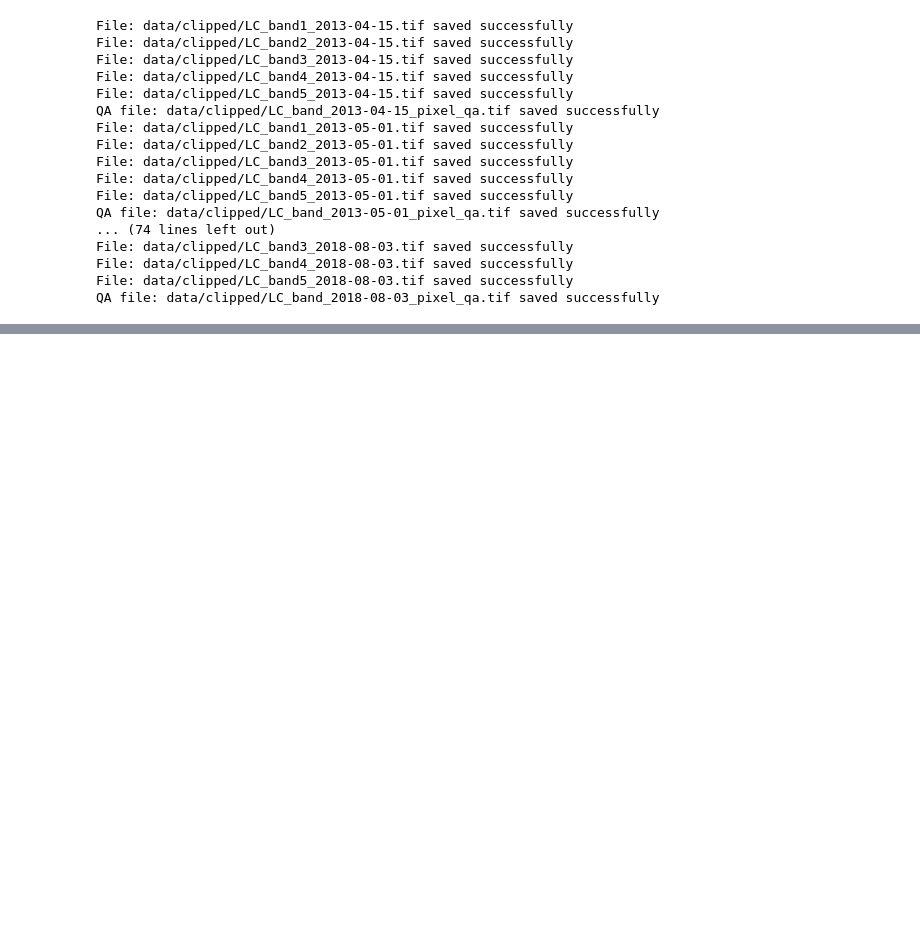
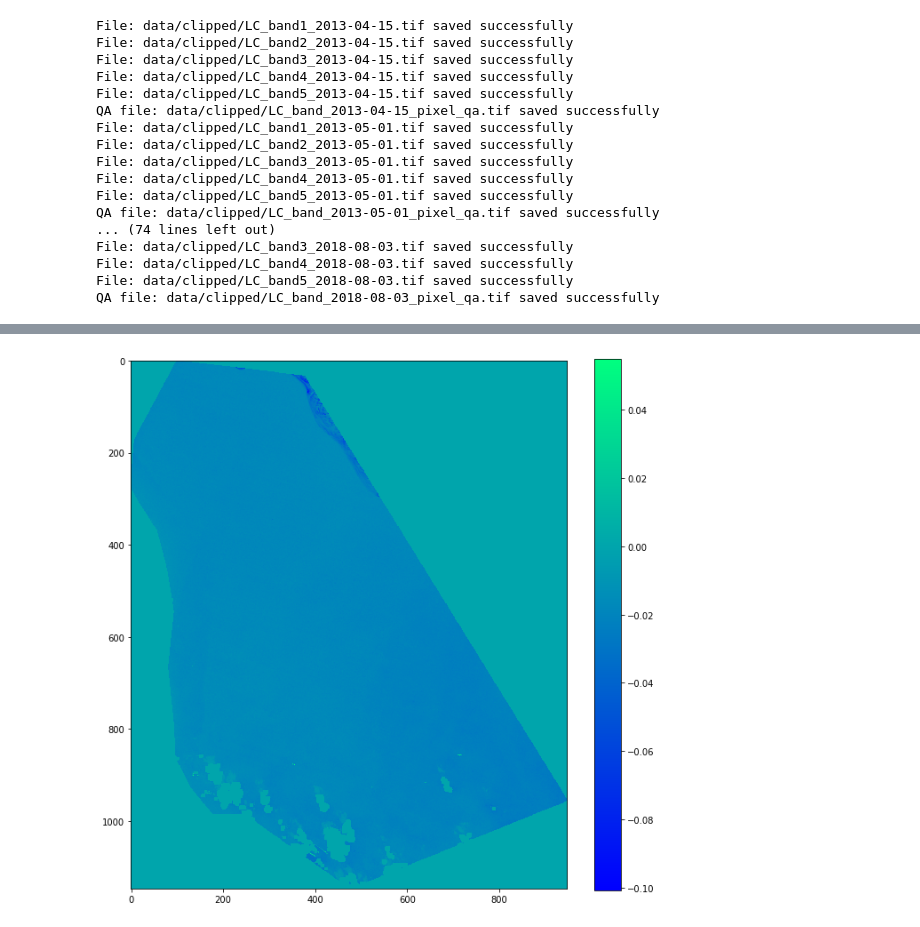
Before and after one commit to feleHaile/projections-clouds-and-Gdansk-Bay, a Jupyter notebook: example_solution.ipynb, the cells around one changed output, grey strips where cells are left out. Saved outputs shown, nothing was run; the diff lists cells and outputs as text; code cells hidden in the pictures; blank space fills up the shorter version.

```diff
--- a/example_solution.ipynb
+++ b/example_solution.ipynb
@@ -915,0 +981,10 @@ def calculate_indicator(bands, indicator):
+# %%
+# evi
+
+test_evi = calculate_evi(bands_df.loc['2013-05-17', 2],
+                         bands_df.loc['2013-05-17', 4],
+                         bands_df.loc['2013-05-17', 5])
+test_evi = remove_clouds(bands_df.loc['2013-05-17', 'qa'], test_evi)
+show_band(test_evi, color_map='winter', remove_negative=False)  # Always show evi WITH negative values
+# %% [output]
+[figure, added]
```
Also changed, not shown: parts of 17 cells of this notebook.
